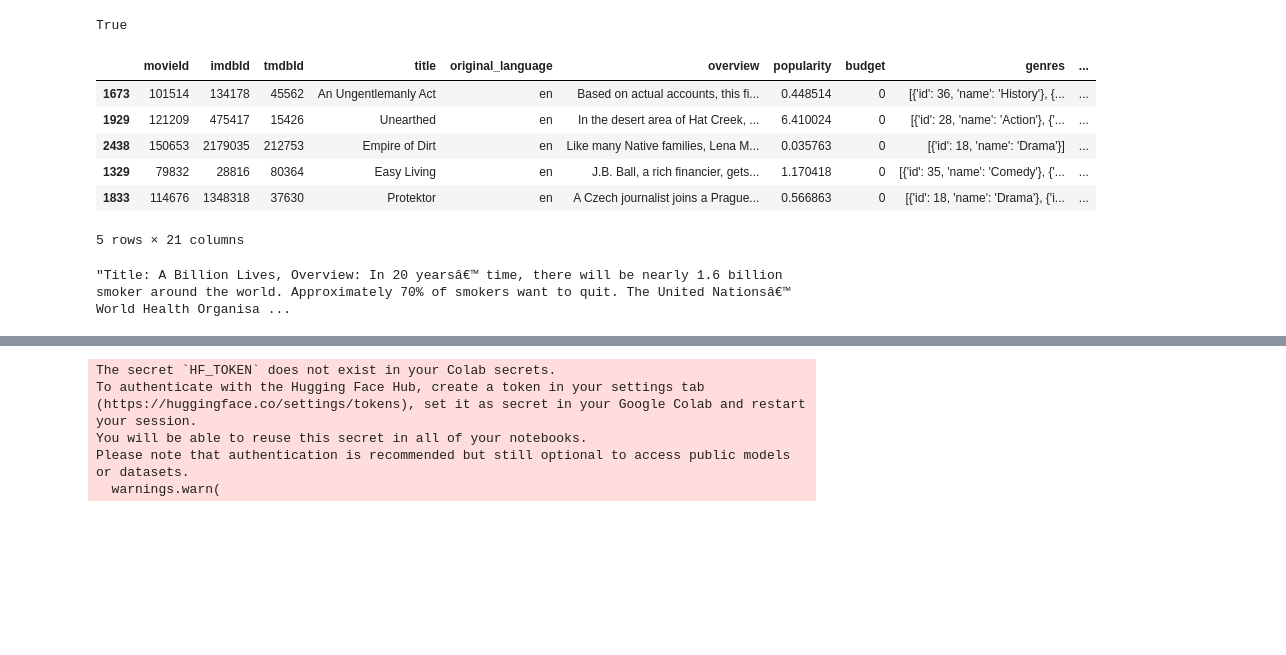
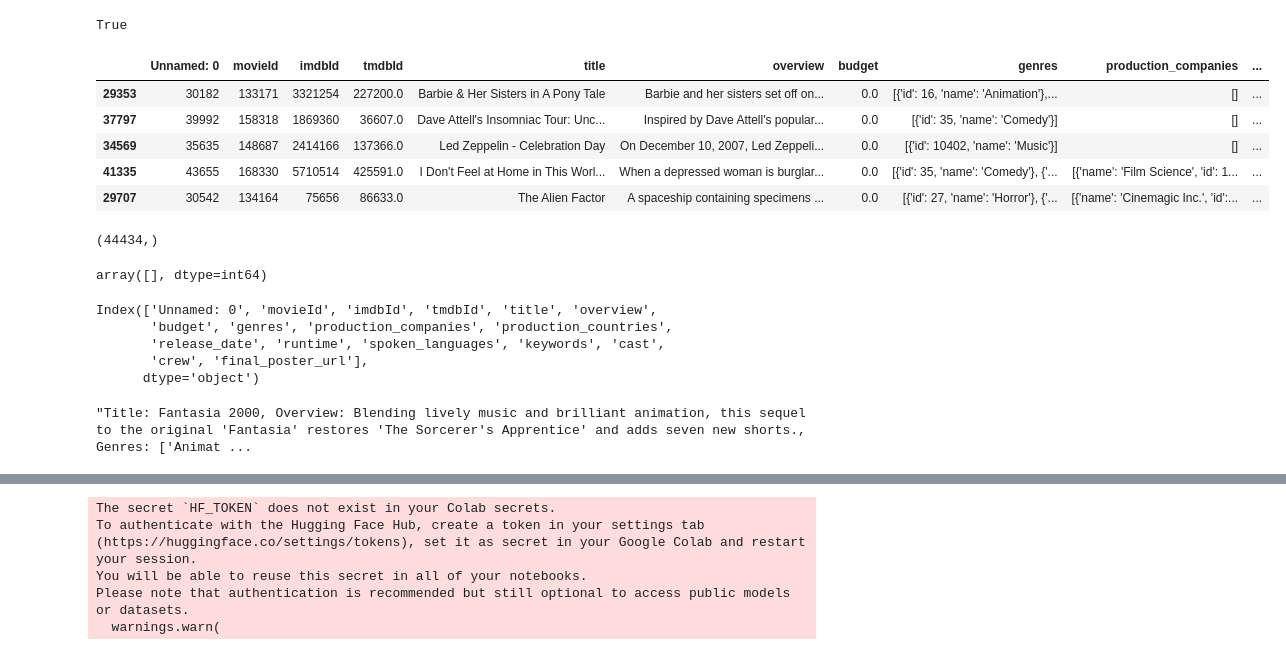
Before and after one commit to hgarg97/MFlix-RecommenderSystem, a Jupyter notebook: src/Notebooks/generate_embeddings.ipynb, the cells around one changed output, grey strips where cells are left out. Cells and saved outputs as stored; diff of their text form; code cells hidden in the pictures; blank space fills up the shorter version.

```diff
--- a/src/Notebooks/generate_embeddings.ipynb
+++ b/src/Notebooks/generate_embeddings.ipynb
@@ -48,27 +48,54 @@ nltk.download('wordnet')
 [nltk_data] Downloading package wordnet to /root/nltk_data...
 True
 # %%
-metadata_filename = '/content/Movies_data(3200).csv'
+metadata_filename = 'Movies_dataset.csv'
 metadata = pd.read_csv(metadata_filename)
 metadata.sample(5)
 # %% [output]
-|  | movieId | imdbId | tmdbId | title | original_language | overview | popularity | budget | genres | ... |
-| 1673 | 101514 | 134178 | 45562 | An Ungentlemanly Act | en | Based on actual accounts, this fi... | 0.448514 | 0 | [{'id': 36, 'name': 'History'}, {... | ... |
-| 1929 | 121209 | 475417 | 15426 | Unearthed | en | In the desert area of Hat Creek, ... | 6.410024 | 0 | [{'id': 28, 'name': 'Action'}, {'... | ... |
-| 2438 | 150653 | 2179035 | 212753 | Empire of Dirt | en | Like many Native families, Lena M... | 0.035763 | 0 | [{'id': 18, 'name': 'Drama'}] | ... |
-| 1329 | 79832 | 28816 | 80364 | Easy Living | en | J.B. Ball, a rich financier, gets... | 1.170418 | 0 | [{'id': 35, 'name': 'Comedy'}, {'... | ... |
-| 1833 | 114676 | 1348318 | 37630 | Protektor | en | A Czech journalist joins a Prague... | 0.566863 | 0 | [{'id': 18, 'name': 'Drama'}, {'i... | ... |
+|  | Unnamed: 0 | movieId | imdbId | tmdbId | title | overview | budget | genres | production_companies | ... |
+| 29353 | 30182 | 133171 | 3321254 | 227200.0 | Barbie & Her Sisters in A Pony Tale | Barbie and her sisters set off on... | 0.0 | [{'id': 16, 'name': 'Animation'},... | [] | ... |
+| 37797 | 39992 | 158318 | 1869360 | 36607.0 | Dave Attell's Insomniac Tour: Unc... | Inspired by Dave Attell's popular... | 0.0 | [{'id': 35, 'name': 'Comedy'}] | [] | ... |
+| 34569 | 35635 | 148687 | 2414166 | 137366.0 | Led Zeppelin - Celebration Day | On December 10, 2007, Led Zeppeli... | 0.0 | [{'id': 10402, 'name': 'Music'}] | [] | ... |
+| 41335 | 43655 | 168330 | 5710514 | 425591.0 | I Don't Feel at Home in This Worl... | When a depressed woman is burglar... | 0.0 | [{'id': 35, 'name': 'Comedy'}, {'... | [{'name': 'Film Science', 'id': 1... | ... |
+| 29707 | 30542 | 134164 | 75656 | 86633.0 | The Alien Factor | A spaceship containing specimens ... | 0.0 | [{'id': 27, 'name': 'Horror'}, {'... | [{'name': 'Cinemagic Inc.', 'id':... | ... |
-5 rows × 21 columns
+# %%
+mIDs = metadata.loc[:,'movieId'].values
+print(mIDs.shape)
+# %% [output]
+(44434,)
+# %%
+# Check whether movieIds are repeated
+u, c = np.unique(mIDs, return_counts=True)
+dup = u[c > 1]
+dup
+# %% [output]
+array([], dtype=int64)
+# %%
+metadata.columns
+# %% [output]
+Index(['Unnamed: 0', 'movieId', 'imdbId', 'tmdbId', 'title', 'overview',
+       'budget', 'genres', 'production_companies', 'production_countries',
+       'release_date', 'runtime', 'spoken_languages', 'keywords', 'cast',
+       'crew', 'final_poster_url'],
+      dtype='object')
 # %%
 def create_description(row):
     genres_list = [genre['name'] for genre in eval(row['genres'])]
+    comp_list = [comp['name'] for comp in eval(row['production_companies'])]
+    country_list = [country['name'] for country in eval(row['production_countries'])]
+    lang_list = [lang['name'] for lang in eval(row['spoken_languages'])]
+    kw_list = [kw['name'] for kw in eval(row['keywords'])]
     cast_list = [actor['name'] for actor in eval(row['cast'])]
-    description = f"Title: {row['title']}, Overview: {row['overview']}, Genres: {genres_list}, Cast: {cast_list}"
+    crew_list = [crew['name'] for crew in eval(row['crew'])]
+
+    description = f"Title: {row['title']}, Overview: {row['overview']}, Genres: {genres_list}, Production companies: {comp_list}, "
+    description += f"Production countries: {country_list}, Spoken languages: {lang_list}, Release date: {row['release_date']}, "
+    description += f"Keywords: {kw_list}, Cast: {cast_list}, Crew: {crew_list}"
     return description
 
 create_description(metadata.iloc[3025,:])
 # %% [output]
-"Title: A Billion Lives, Overview: In 20 yearsâ€™ time, there will be nearly 1.6 billion smoker around the world. Approximately 70% of smokers want to quit. The United Nationsâ€™ World Health Organisa ...
+"Title: Fantasia 2000, Overview: Blending lively music and brilliant animation, this sequel to the original 'Fantasia' restores 'The Sorcerer's Apprentice' and adds seven new shorts., Genres: ['Animat ...
 # %%
 metadata['description'] = metadata.apply(create_description, axis=1)
 # %%
```
Also changed, not shown: parts of 10 cells of this notebook, 12 other files.
